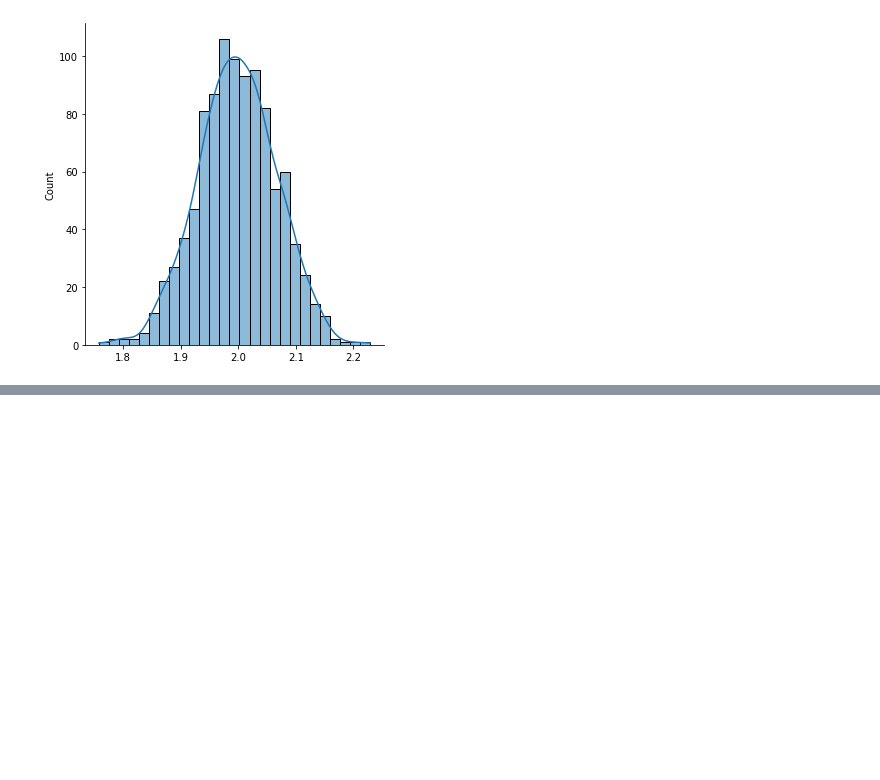
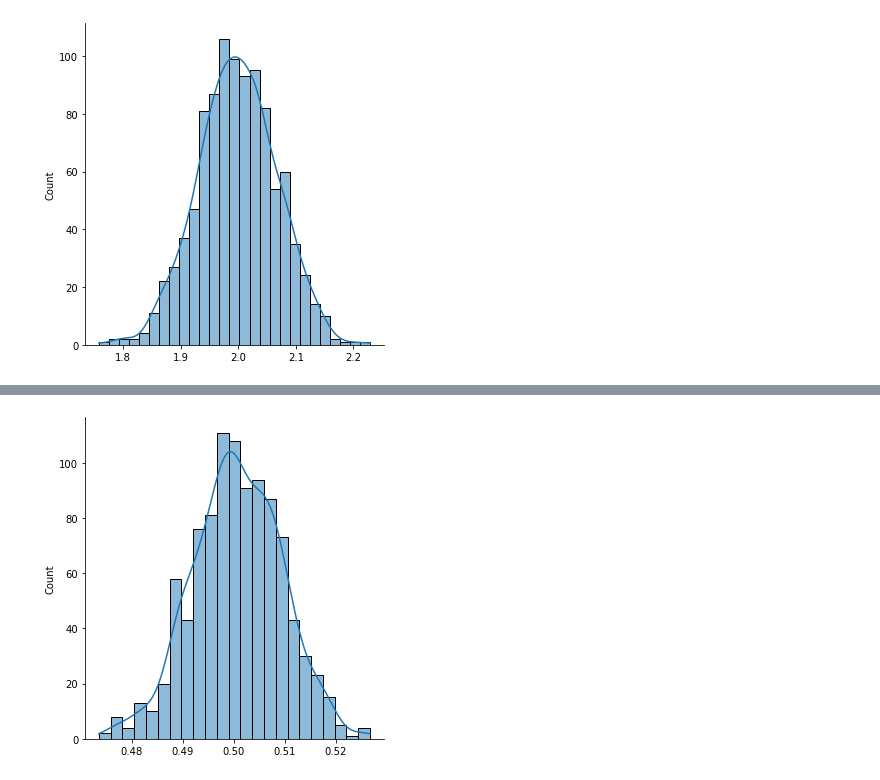
Before and after one commit to Shemnderitu/Statisticsfordatascience, a Jupyter notebook: Prac3.ipynb, the cells around one changed output, grey strips where cells are left out. Saved outputs shown, nothing was run; the diff lists cells and outputs as text; code cells hidden in the pictures; blank space fills up the shorter version.

```diff
--- a/Prac3.ipynb
+++ b/Prac3.ipynb
@@ -178,0 +187,4 @@ _ = sns.displot(sample_mean_calculator(m, 1000, 1000), kde=True)
+# %%
+_ = sns.displot(sample_mean_calculator(u, 1000, 1000), kde=True)
+# %% [output]
+[figure, added]
```
Also changed, not shown: parts of 3 cells of this notebook.
